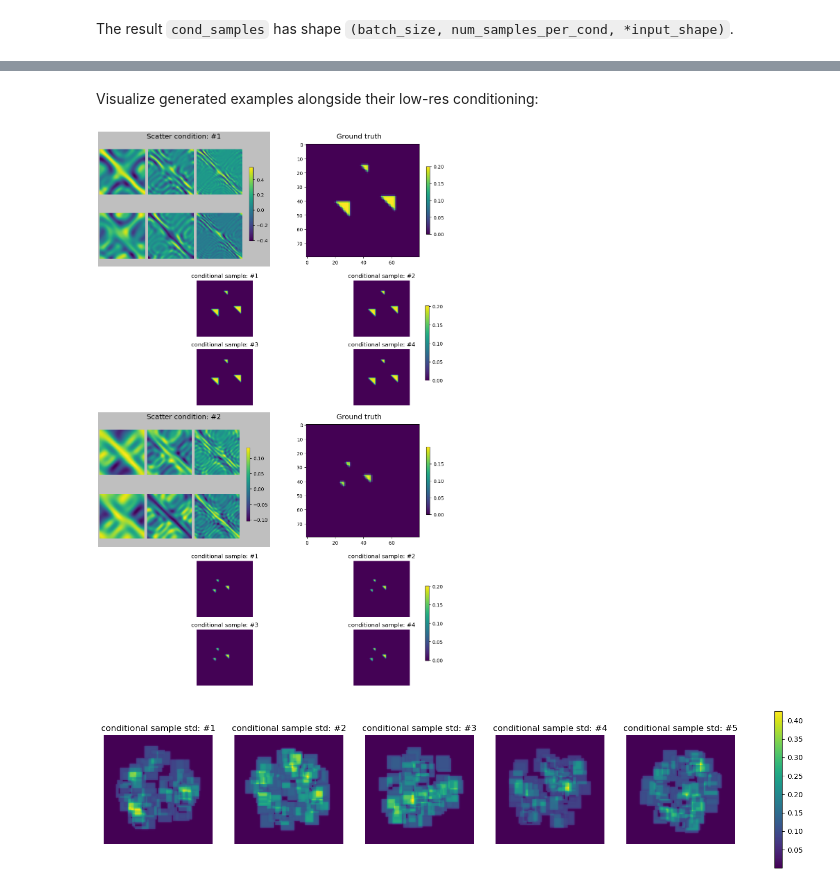
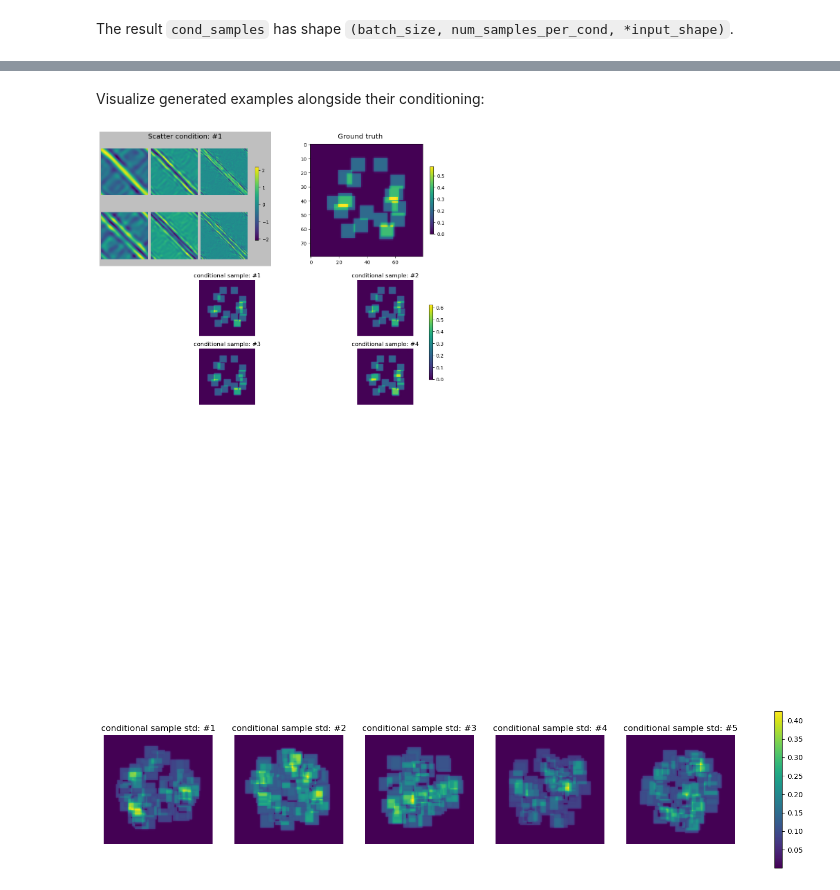
Before and after one commit to maguerrap/Inverse_Scattering, a Jupyter notebook: Notebooks/guided_diffusion_conditional.ipynb, the cells around one changed output, grey strips where cells are left out. Cells and saved outputs as stored; diff of their text form; code cells hidden in the pictures.

Commit message:
added guidance

```diff
--- a/Notebooks/guided_diffusion_conditional.ipynb
+++ b/Notebooks/guided_diffusion_conditional.ipynb
@@ -352,6 +362,5 @@ scatter_test_norm.shape
 # %%
-batch_size_test = 100
-test_batch_conds = []
+batch_size_test = 1
 dict_data_test = {}
 dict_data_test["cond"] = {"channel:scatter": scatter_test_norm}
 dataset_test = tf.data.Dataset.from_tensor_slices(dict_data_test)
@@ -361,2 +386,12 @@ dataset_test = dataset_test.as_numpy_iterator()
+# %%
+#cond_samples_denorm = np.zeros((30,batch_size_test,num_samples_per_cond,80,80,1))
+cond_samples_denorm = np.zeros((num_samples_per_cond,80,80,1))
+#for k in range(30):
+#    for i in range(batch_size_test):
+#        for j in range(num_samples_per_cond):
+#            cond_samples_denorm[k,i,j,:,:,:] = cond_samples_all[k,i,j,:,:,:] + np.mean(eta_re_train,axis=0)
+
+for j in range(num_samples_per_cond):
+            cond_samples_denorm[j,:,:,:] = cond_samples_all[j,:,:,:] + np.mean(eta_re_train,axis=0)
 # %% [markdown]
 The vectorized generate function is applied to the loaded batch. The vectorization occurs for the leading dimensions of both the random seed and the condition (for those unfamiliarized with vectorized operations in jax, think of a more efficient `for` loop that iterates over the random seeds and batch conditions zipped together).
@@ -369,15 +398,3 @@ The vectorized generate function is applied to the loaded batch. The vectorizati
-# %%
-cond_samples_all = np.zeros((30,batch_size_test,num_samples_per_cond,80,80,1))
-i = 0
-for batch in dataset_test:
-    test_batch_cond = batch['cond']
-    cond_samples = jax.vmap(generate, in_axes=(0, 0, None))(
-        jax.random.split(jax.random.PRNGKey(8888), batch_size_test),
-        test_batch_cond,
-        None,  # Guidance inputs = None since no guidance transforms involved
-    )
-    cond_samples_all[i,:,:,:,:,:] = cond_samples
-    i += 1
 # %% [markdown]
 The result `cond_samples` has shape `(batch_size, num_samples_per_cond, *input_shape)`.
 # %%
@@ -387,9 +404 @@ cond_samples_all.shape
-# %%
-cond_samples_denorm = np.zeros((30,batch_size_test,num_samples_per_cond,80,80,1))
-#test_batch_cond_denorm = np.zeros((30,batch_size_test,80,80,2))
-for k in range(30):
-    for i in range(batch_size_test):
-        #test_batch_cond_denorm[k,i,:,:,:] = test_batch_conds[k]["channel:scatter"][i,:,:,:] + np.mean(scatter_train,axis=0)
-        for j in range(num_samples_per_cond):
-            cond_samples_denorm[k,i,j,:,:,:] = cond_samples_all[k,i,j,:,:,:] + np.mean(eta_re_train,axis=0)
 # %%
@@ -410,10 +410,10 @@ test_batch_eta = next(iter(dataset_test))["truth"]
 # %% [markdown]
-Visualize generated examples alongside their low-res conditioning:
+Visualize generated examples alongside their conditioning:
 # %%
 num_samples_per_cond_plot = 4
 fig = plt.figure(layout='constrained', figsize=(10, 16))
 subfigs = fig.subfigures(2, 1, wspace=0.07)
-for i in range(2):
+for i in range(1):
     #subfig = fig.subfigures(layout='constrained', figsize=(10, 4))
     subfigsnest = subfigs[i].subfigures(2, 1)#, wspace=0.1)
     #print(subfigs.shape)
@@ -428,36 +428,36 @@ for i in range(2):
             l += 1
             axsLeft[j,k].axis("off")
     subfigsnest1[0].suptitle(f"Scatter condition: #{i + 1}", fontsize='x-large')
     subfigsnest1[0].colorbar(im,shrink=0.6, ax=axsLeft, location='right')
 
     axsRight = subfigsnest1[1].subplots(1, 1)
     im_eta = axsRight.imshow(eta_re_test[i, :, :, 0])
 
     #subfigs[1].set_facecolor('0.85')
     #subfigs[1].colorbar(pc, shrink=0.6, ax=axsRight)
     subfigsnest1[1].suptitle('Ground truth', fontsize='x-large')
     subfigsnest1[1].colorbar(im_eta,shrink=0.6, ax=axsRight)
     #fig.suptitle('Scatter and ground truth', fontsize='xx-large')
 
     # Plot generated samples.
     ax = subfigsnest[1].subplots(
               2, int(num_samples_per_cond_plot/2))#, figsize=(num_samples_per_cond_plot*2, 4))
     l = 0
     for k in range(2):
         for j in range(int(num_samples_per_cond_plot/2)):
-            im = ax[k,j].imshow(
-                 cond_samples_denorm_[i, l, :, :, 0])#, vmin=0, vmax=2.5)
+            im = ax[k,j].imshow(cond_samples_denorm[l,:,:,0])
+                 #cond_samples_denorm_[i, l, :, :, 0])#, vmin=0, vmax=2.5)
             #square = patches.Rectangle(xy=(11, 11), width=7, height=7, fill=False, edgecolor='red')
             ax[k,j].set_title(f"conditional sample: #{l+1}")
             ax[k,j].axis("off")
             l += 1
     subfigsnest[1].colorbar(im, ax=ax[:,:], shrink=0.6, location="right")
 
     #plt.tight_layout()
 #fig.savefig('cond_smooth_sigma_0.04_freq_2.5.png')
 plt.show()
 # %% [output]
-[figure, old version]
+[figure, new version]
 # %%
 std_conds = np.zeros((batch_size_test,80,80))
 for i in range(batch_size_test):
```
Also changed, not shown: parts of 50 cells of this notebook.
